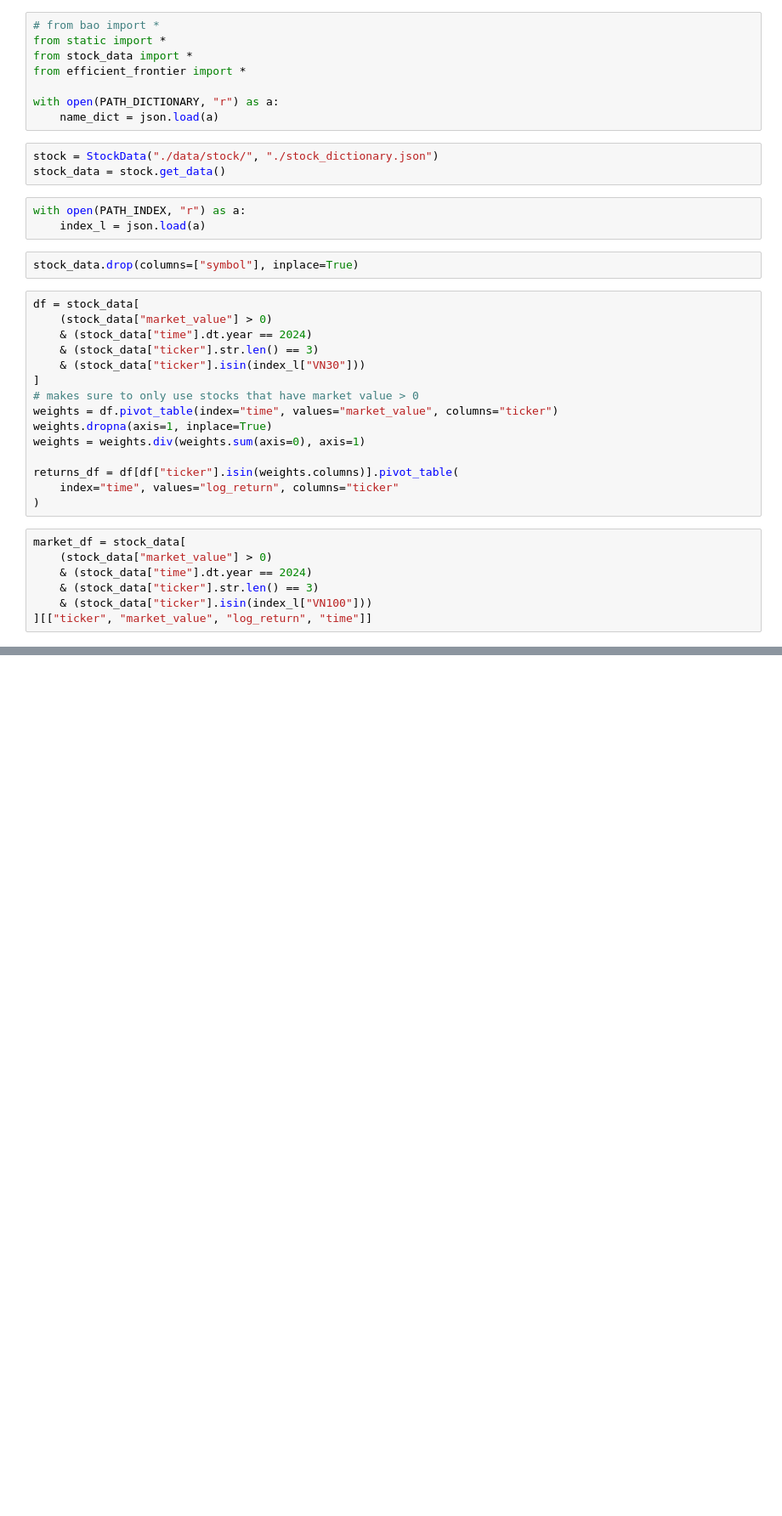
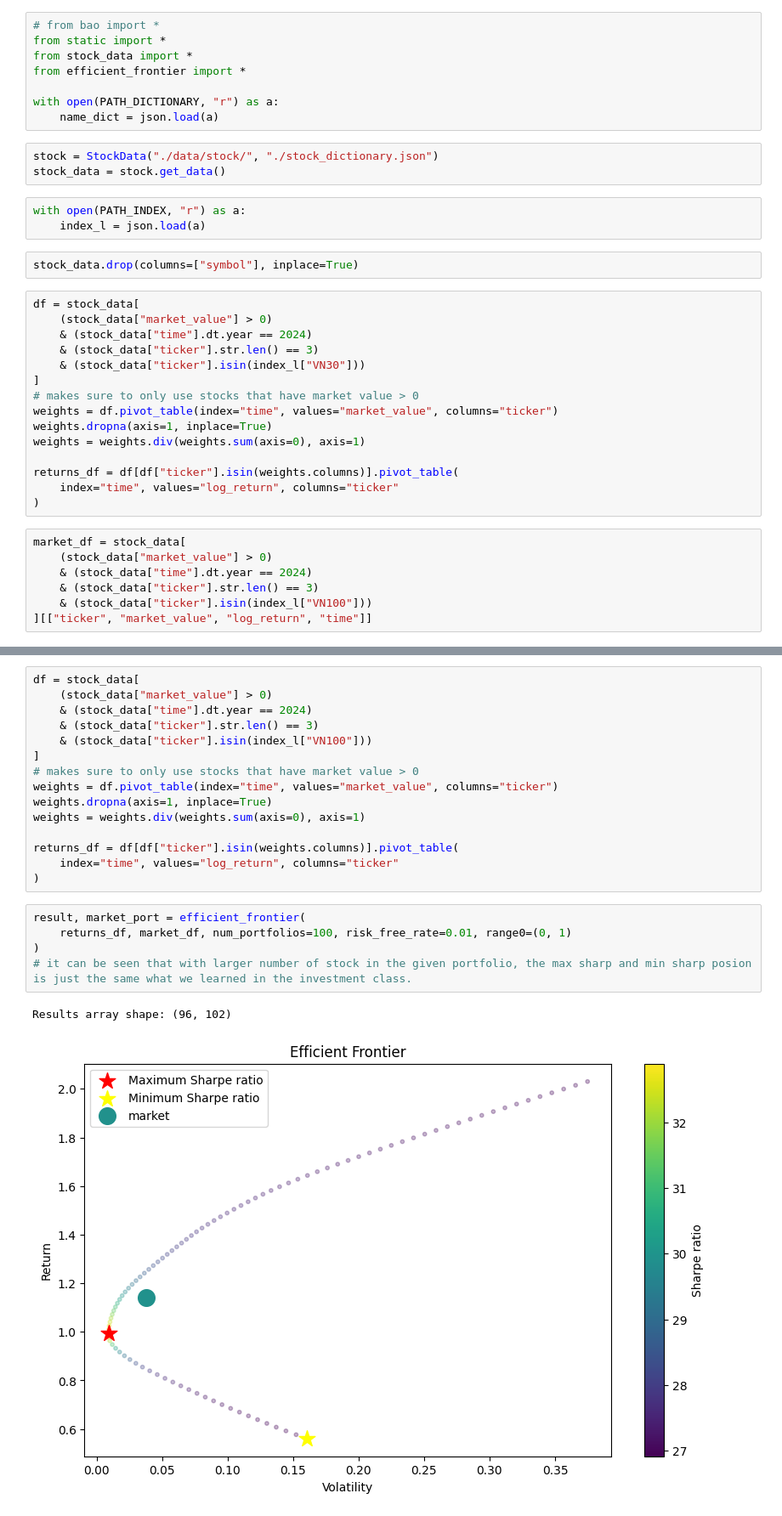
Before and after one commit to nguyentanquocbao/stock, a Jupyter notebook: 3. Systemic and Idiosyncratic risk.ipynb, the cells around one changed output, grey strips where cells are left out. Shown at 85% size. Cells and saved outputs as stored; diff of their text form; blank space fills up the shorter version.

```diff
--- a/3. Systemic and Idiosyncratic risk.ipynb
+++ b/3. Systemic and Idiosyncratic risk.ipynb
@@ -170,0 +81,23 @@ plt.show()
+# %%
+df = stock_data[
+    (stock_data["market_value"] > 0)
+    & (stock_data["time"].dt.year == 2024)
+    & (stock_data["ticker"].str.len() == 3)
+    & (stock_data["ticker"].isin(index_l["VN100"]))
+]
+# makes sure to only use stocks that have market value > 0
+weights = df.pivot_table(index="time", values="market_value", columns="ticker")
+weights.dropna(axis=1, inplace=True)
+weights = weights.div(weights.sum(axis=0), axis=1)
+
+returns_df = df[df["ticker"].isin(weights.columns)].pivot_table(
+    index="time", values="log_return", columns="ticker"
+)
+# %%
+result, market_port = efficient_frontier(
+    returns_df, market_df, num_portfolios=100, risk_free_rate=0.01, range0=(0, 1)
+)
+# it can be seen that with larger number of stock in the given portfolio, the max sharp and min sharp posion is just the same what we learned in the investment class.
+# %% [output]
+Results array shape: (96, 102)
+[figure, added]
```
Also changed, not shown: parts of 14 cells of this notebook, 2 other files.
